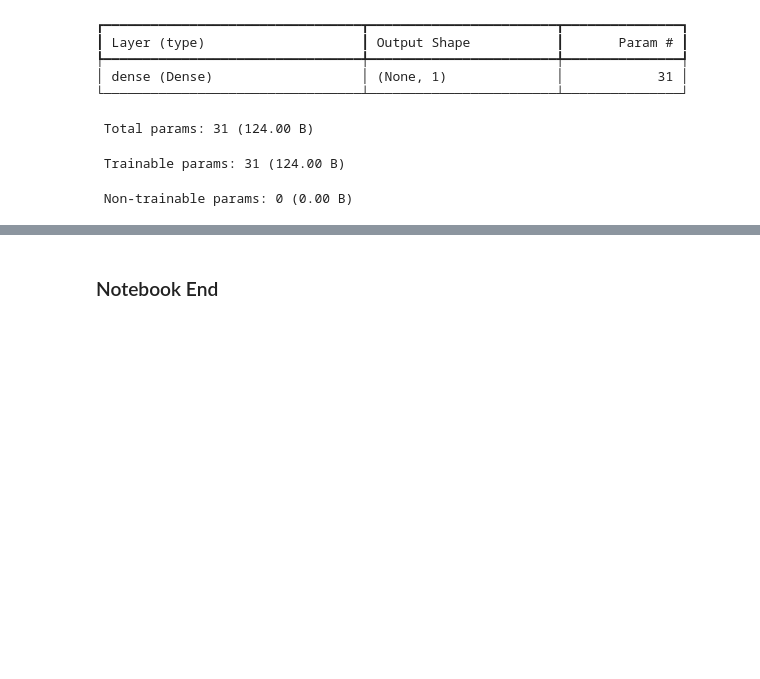
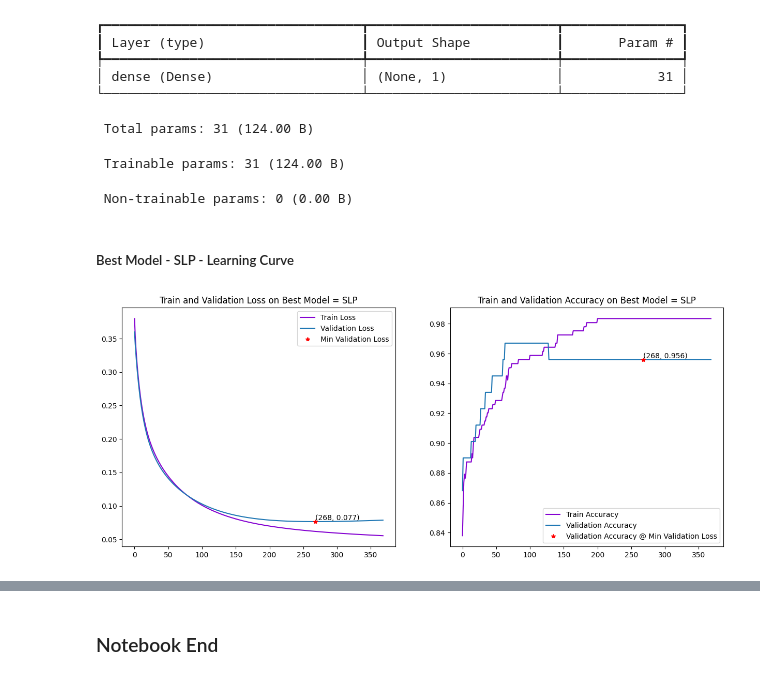
Before and after one commit to Team-AY/Breast-Cancer-Prediction, a Jupyter notebook: Best_model_architecture.ipynb, the cells around one changed output, grey strips where cells are left out. Drawn from its saved outputs; the diff is of its cells as text; code cells hidden in the pictures; blank space fills up the shorter version.

Commit message:
Added Eval for Best Model + Fully Ran Notebook
Co-authored-by: Almog Rabani <ralmog98@gmail.com>

```diff
--- a/Best_model_architecture.ipynb
+++ b/Best_model_architecture.ipynb
@@ -256,3 +257,13 @@ Model: "SLP"
  Total params: 31 (124.00 B)
  Trainable params: 31 (124.00 B)
  Non-trainable params: 0 (0.00 B)
+# %% [markdown]
+##### Best Model - SLP - Learning Curve
+# %%
+history, model = model_fit(BEST_MODEL, epochNum=2500, batchSize=32, verbose=0)
+
+proc_data = proc_history(history)
+# %%
+model_history(history, f'Best Model = SLP')
+# %% [output]
+[figure, added]
```
Also changed, not shown: parts of 8 cells of this notebook.
